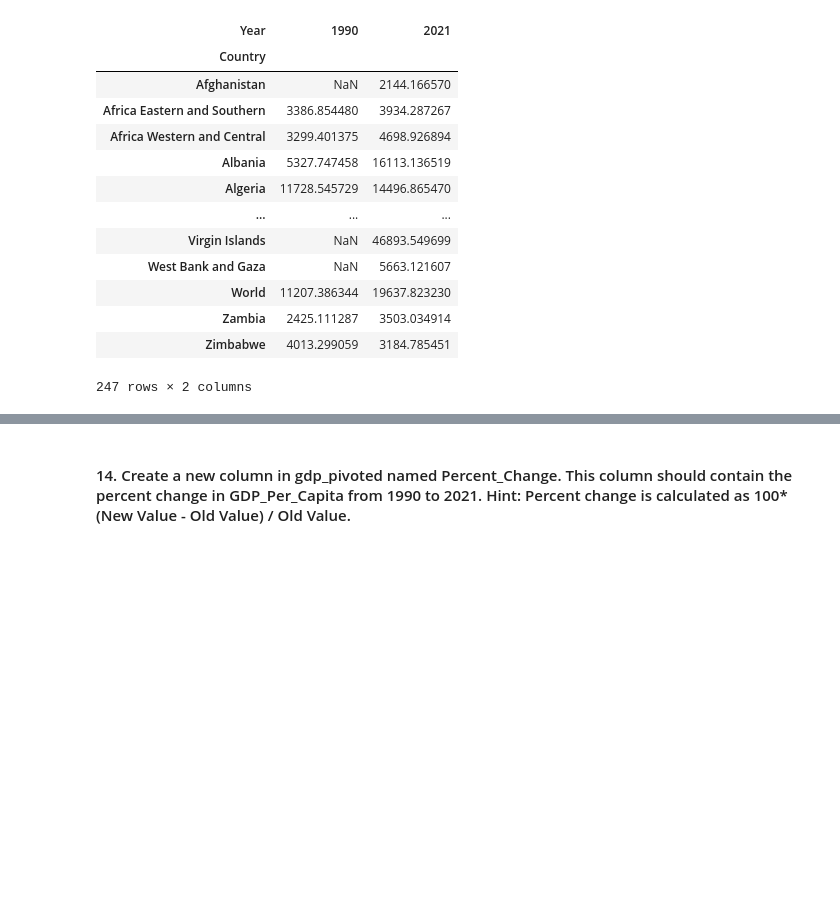
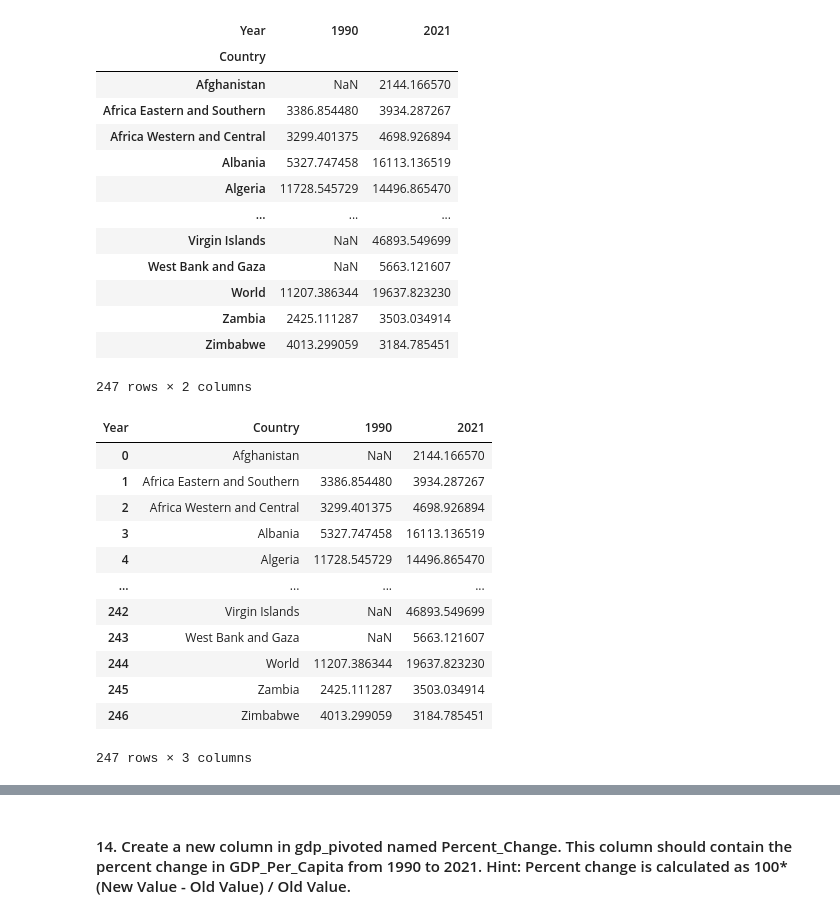
Before and after one commit to nss-data-science-cohort-9/un-exploration-catdgomez, a Jupyter notebook: notebooks/UN_Data_Exploration.ipynb, the cells around one changed output, grey strips where cells are left out. Saved outputs shown, nothing was run; the diff lists cells and outputs as text; code cells hidden in the pictures; blank space fills up the shorter version.

```diff
--- a/notebooks/UN_Data_Exploration.ipynb
+++ b/notebooks/UN_Data_Exploration.ipynb
@@ -290,0 +331,16 @@ gdp_pivoted
+# %%
+gdp_pivoted
+# %% [output]
+| Year | Country | 1990 | 2021 |
+| 0 | Afghanistan | NaN | 2144.166570 |
+| 1 | Africa Eastern and Southern | 3386.854480 | 3934.287267 |
+| 2 | Africa Western and Central | 3299.401375 | 4698.926894 |
+| 3 | Albania | 5327.747458 | 16113.136519 |
+| 4 | Algeria | 11728.545729 | 14496.865470 |
+| ... | ... | ... | ... |
+| 242 | Virgin Islands | NaN | 46893.549699 |
+| 243 | West Bank and Gaza | NaN | 5663.121607 |
+| 244 | World | 11207.386344 | 19637.823230 |
+| 245 | Zambia | 2425.111287 | 3503.034914 |
+| 246 | Zimbabwe | 4013.299059 | 3184.785451 |
+247 rows × 3 columns
```
Also changed, not shown: parts of 15 cells of this notebook.
